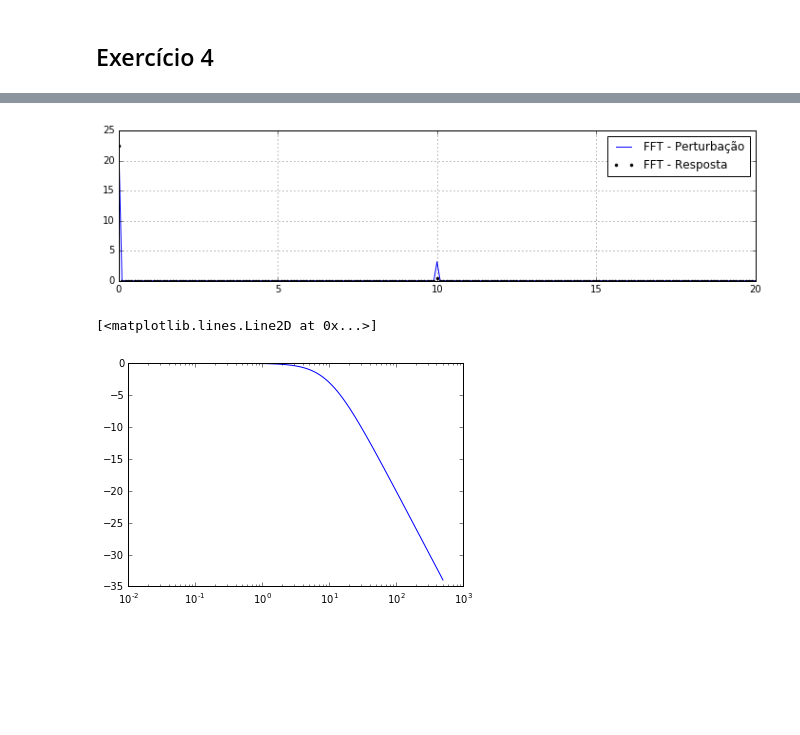
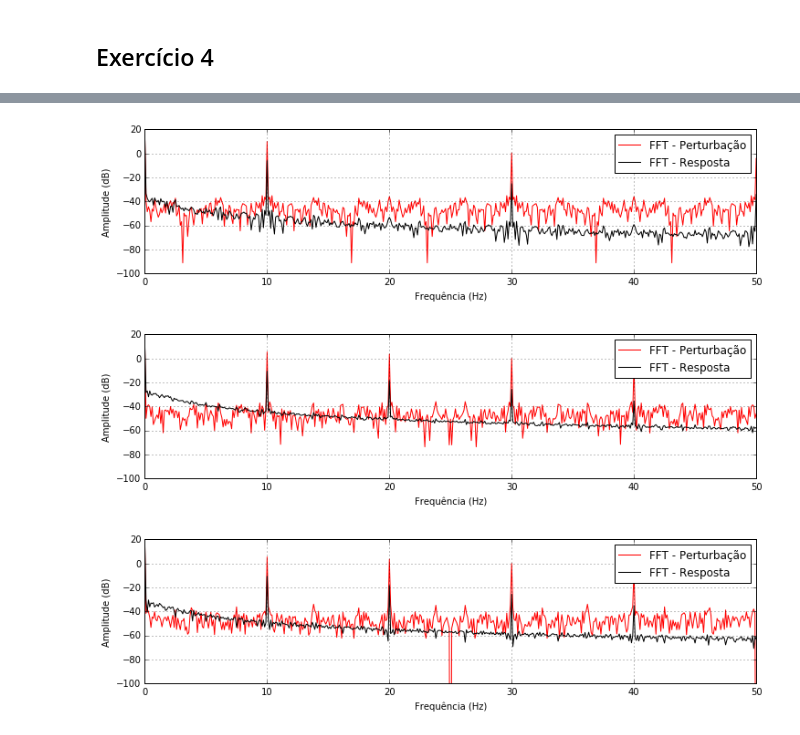
Before and after one commit to julionaojulho/machine-learning, a Jupyter notebook: Exercícios de fixação.ipynb, the cells around one changed output, grey strips where cells are left out. Drawn from its saved outputs; the diff is of its cells as text; code cells hidden in the pictures; blank space fills up the shorter version.

```diff
--- a/Exercícios de fixação.ipynb
+++ b/Exercícios de fixação.ipynb
@@ -136,29 +147,57 @@ plt.axis([0,4,17,27])
 # %%
 U1 = np.fft.fft(u1)
 U1 = 2 * U1 / len(U1)
 U1[0] = U1[0] / 2
 U2 = np.fft.fft(u2)
 U2 = 2 * U2 / len(U2)
 U2[0] = U2[0] / 2
 U3 = np.fft.fft(u3)
 U3 = 2 * U3 / len(U3)
 U3[0] = U3[0] / 2
 ufreq = np.fft.fftfreq(len(U1),d=0.001)
 Resp1 = np.fft.fft(resp1[1])
 Resp1 = 2 * Resp1 / len(Resp1)
 Resp1[0] = Resp1[0] / 2
 
+Resp2 = 2 * np.fft.fft(resp2[1]) / len(Resp1)
+Resp2[0] = Resp2[0] / 2
+
+Resp3 = 2 * np.fft.fft(resp3[1]) / len(Resp1)
+Resp3[0] = Resp3[0] / 2
+
 plt.figure(figsize = (12,4/np.sqrt(2)))
-plt.plot(ufreq[0:int(len(U1)/2)],abs(U1[0:int(len(U1)/2)]),'-',label='FFT - Perturbação')
-plt.plot(ufreq[0:int(len(U1)/2)],abs(Resp1[0:int(len(U1)/2)]),'k.', label='FFT - Resposta')
-plt.axis([0,20,0,25])
-plt.legend()
+plt.plot(ufreq[0:int(len(U1)/2)],20*np.log10(abs(U1[0:int(len(U1)/2)])),'r-',
+         label='FFT - Perturbação')
+plt.plot(ufreq[0:int(len(U1)/2)],20*np.log10(abs(Resp1[0:int(len(U1)/2)])),'k-',
+         mfc='w',label='FFT - Resposta')
+plt.xlabel('Frequência (Hz)')
+plt.ylabel('Amplitude (dB)')
+plt.axis([0,50,-100,20])
+plt.legend(numpoints=1)
 plt.grid('on')
+
+plt.figure(figsize = (12,4/np.sqrt(2)))
+plt.plot(ufreq[0:int(len(U1)/2)],20*np.log10(abs(U2[0:int(len(U1)/2)])),'r-',
+         label='FFT - Perturbação')
+plt.plot(ufreq[0:int(len(U1)/2)],20*np.log10(abs(Resp2[0:int(len(U1)/2)])),'k-',
+         mfc='w',label='FFT - Resposta')
+plt.xlabel('Frequência (Hz)')
+plt.ylabel('Amplitude (dB)')
+plt.axis([0,50,-100,20])
+plt.legend(numpoints=1)
+plt.grid('on')
+
+plt.figure(figsize = (12,4/np.sqrt(2)))
+plt.plot(ufreq[0:int(len(U1)/2)],20*np.log10(abs(U3[0:int(len(U1)/2)])),'r-',
+         label='FFT - Perturbação')
+plt.plot(ufreq[0:int(len(U1)/2)],20*np.log10(abs(Resp3[0:int(len(U1)/2)])),'k-',
+         mfc='w',label='FFT - Resposta')
+plt.xlabel('Frequência (Hz)')
+plt.ylabel('Amplitude (dB)')
+plt.axis([0,50,-100,20])
+plt.legend(numpoints=1)
+plt.grid('on')
 # %% [output]
-[figure, old version]
+[figure, new version]
+[figure, added]
+[figure, added]
-# %%
-w,mag,phase = signal.bode(tf,np.linspace(0,500,1e4))
-plt.semilogx(w,mag)
-# %% [output]
-[<matplotlib.lines.Line2D at 0x...>]
-[figure, removed]
```
Also changed, not shown: parts of 7 cells of this notebook.
